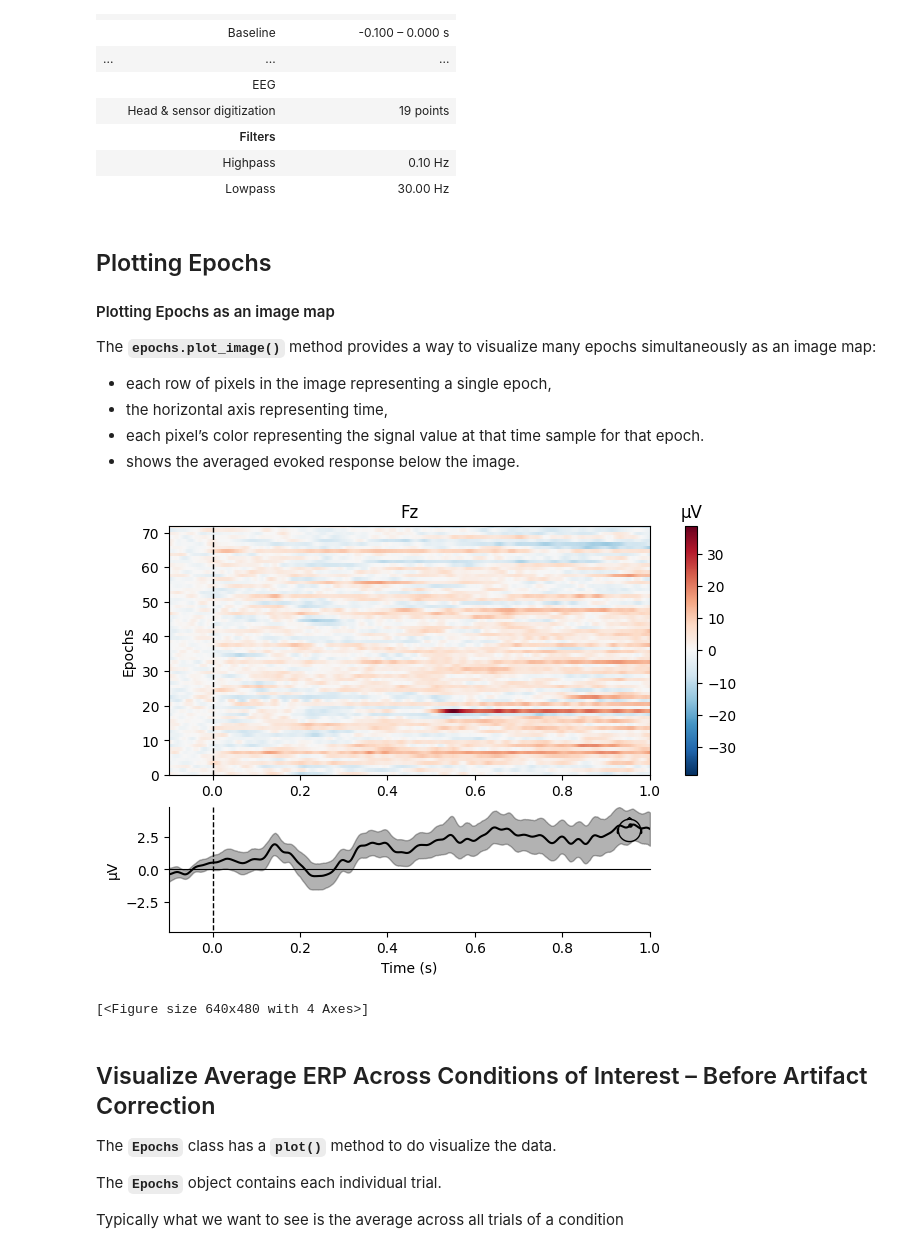
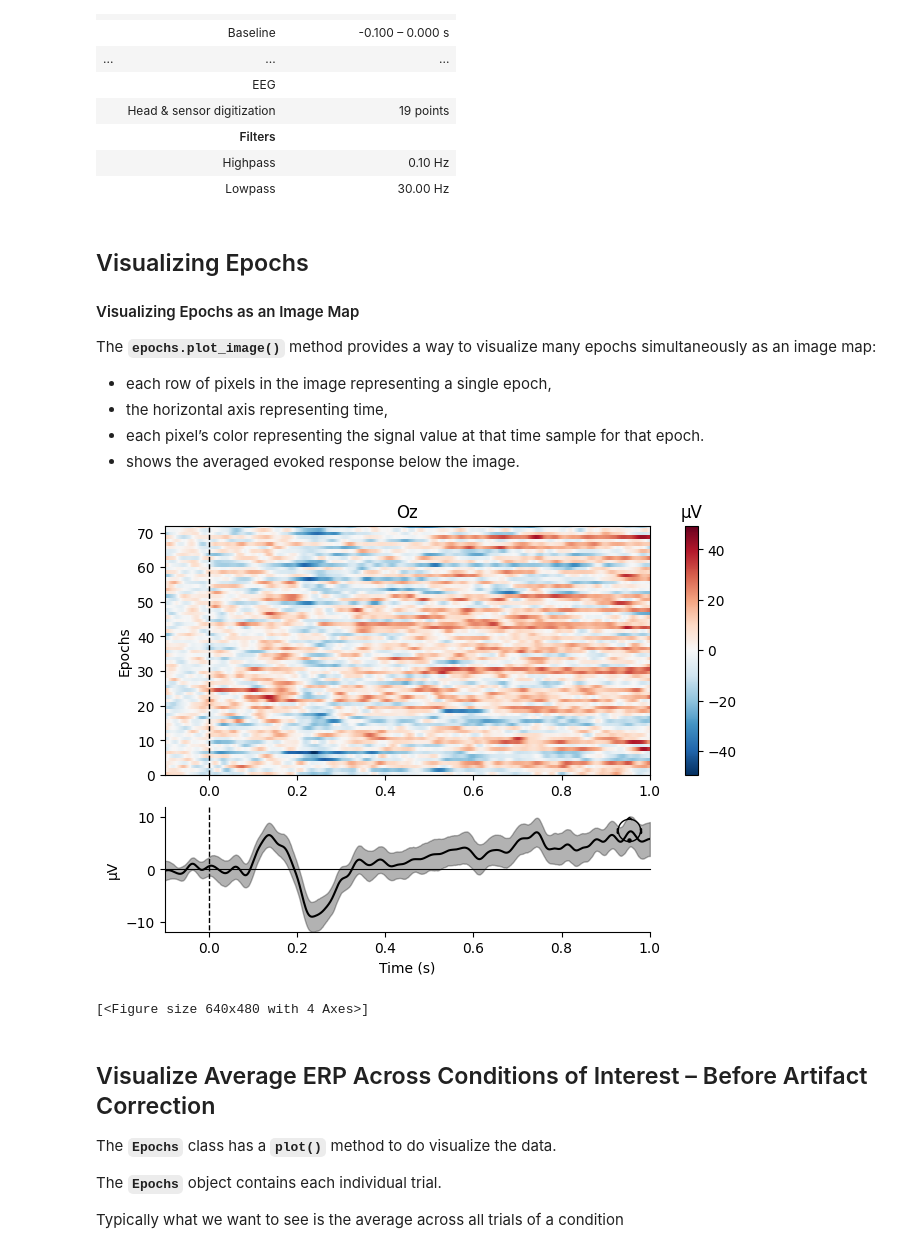
Before and after one commit to tariqzahratahdi/NeuralDataScience, a Jupyter notebook: course_eeg_segmentation_into_erp_epochs.ipynb, the cells around one changed output. Cells and saved outputs as stored; diff of their text form; code cells hidden in the pictures.

```diff
--- a/course_eeg_segmentation_into_erp_epochs.ipynb
+++ b/course_eeg_segmentation_into_erp_epochs.ipynb
@@ -556,9 +556,9 @@ epochs['A']
 |  | Highpass | 0.10 Hz |
 |  | Lowpass | 30.00 Hz |
 # %% [markdown]
-## Plotting Epochs
+## Visualizing Epochs
 
-#### Plotting Epochs as an image map
+#### Visualizing Epochs as an Image Map
 
 The **`epochs.plot_image()`** method provides a way to visualize many epochs simultaneously as an image map:
 * each row of pixels in the image representing a single epoch,
@@ -566,10 +566,10 @@ The **`epochs.plot_image()`** method provides a way to visualize many epochs sim
 * each pixel’s color representing the signal value at that time sample for that epoch.
 * shows the averaged evoked response below the image.
 # %%
-# plot Epochs as an image map
-epochs['Match'].plot_image(picks=['Fz'])
+# plot epochs as an image map for Match events and Oz channel
+epochs['Match'].plot_image(picks=['Oz'])
 # %% [output]
-[figure, old version]
+[figure, new version]
 [<Figure size 640x480 with 4 Axes>]
 # %% [markdown]
 ## Visualize Average ERP Across Conditions of Interest – Before Artifact Correction
```
